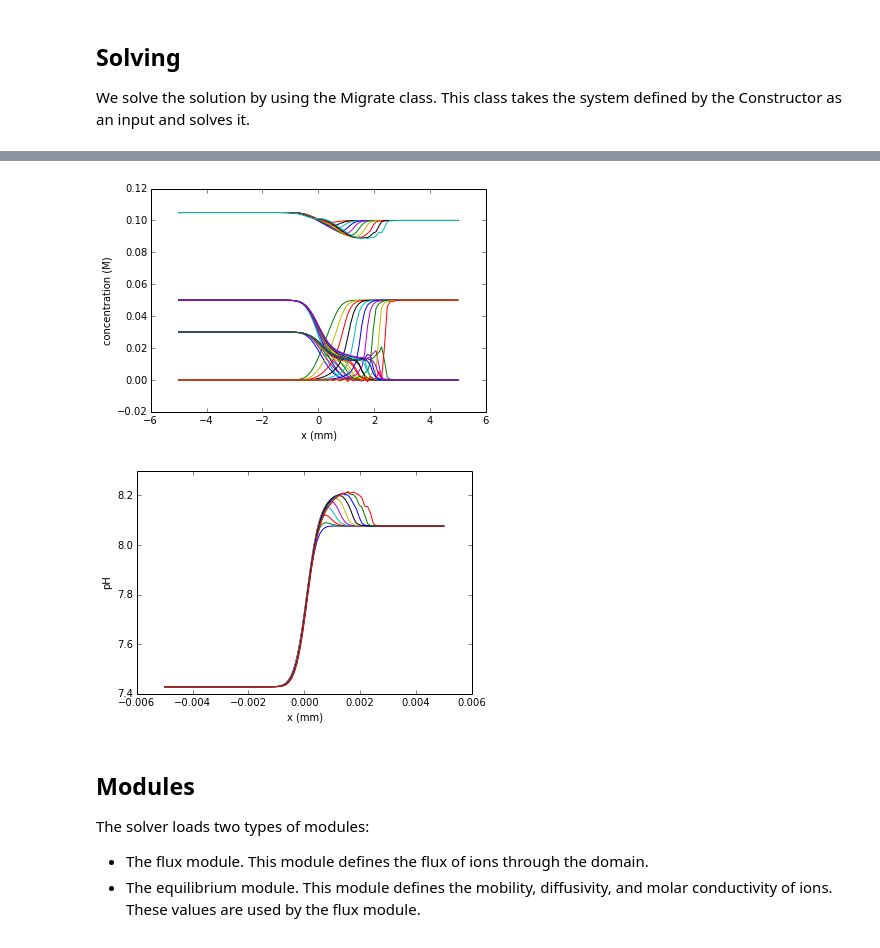
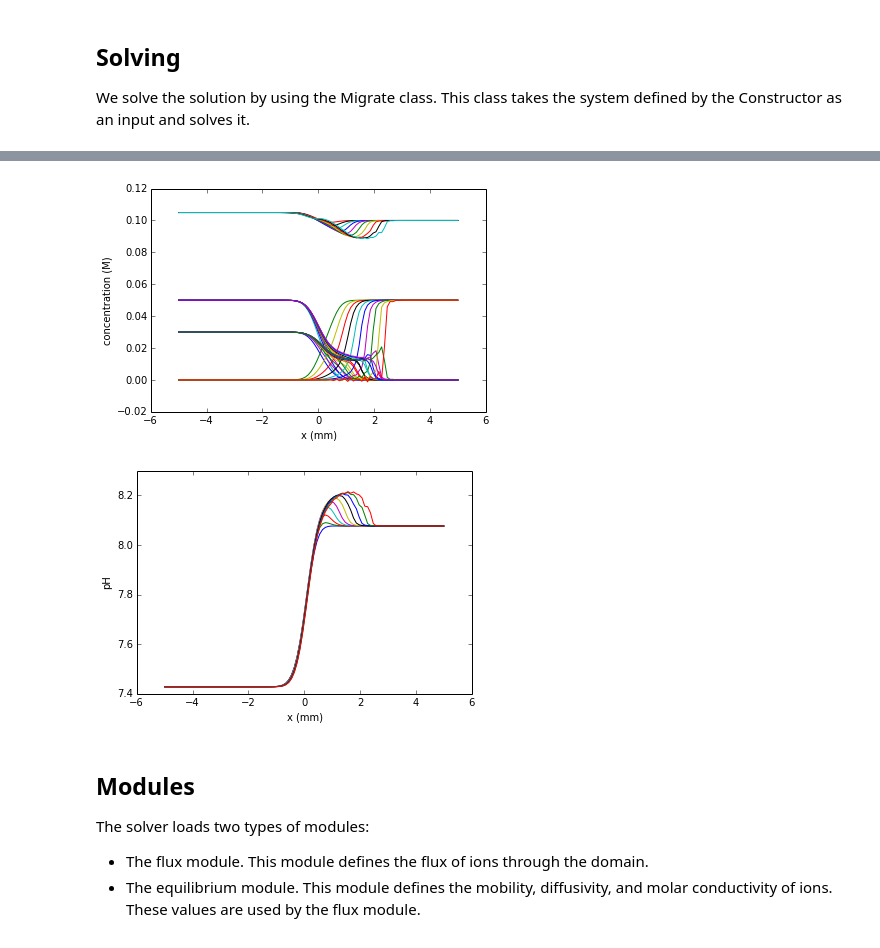
Before and after one commit to lewisamarshall/emigrate, a Jupyter notebook: Tutorial.ipynb, the cells around one changed output, grey strips where cells are left out. Cells and saved outputs as stored; diff of their text form; code cells hidden in the pictures.

Commit message:
Update Migrate.solution to Electrolyte objects.

```diff
--- a/Tutorial.ipynb
+++ b/Tutorial.ipynb
@@ -22,13 +22,15 @@ solutions = [ionize.Solution(['mops', 'tris', 'fluorescein'], [.05, .105, .03]),
              ionize.Solution(['acetic acid', 'tris'], [.05, .1])
             ]
 system = emigrate.Electrolyte().construct(domain_length=0.01,
-                         n_nodes=100,
+                         n_nodes=200,
                          interface_length=.0005,
                          solutions=solutions,
-                         voltage= -10., current_density=None,
+                         voltage= 50., current_density=None,
                          domain_mode='centered'
                          )
 for i in range(len(system.ions)):
     plot(system.nodes, system.concentrations[i,:])
+xlabel('x (m)')
+ylabel('concentration (M)')
 show()
 # %% [output]
@@ -55,23 +57,20 @@ Solved in 0.420337915421 seconds.
 # %%
 for solution in solver.solution.values():
-        x = solution[0]*1000.  # Conversion from m to mm.
-        concentrations = solution[1]
-        for ion_concentration in concentrations:
-            plot(x, ion_concentration, '-')
+        for ion_concentration in solution.concentrations:
+            plot(solution.nodes*1000, ion_concentration, '-')
 xlabel('x (mm)')
 ylabel('concentration (M)')
 show()
+
 figure()
 for solution in solver.solution.values():
-        x = solution[0]
-        pH = solution[2]
-        plot(x, pH, '-')
+        plot(solution.nodes*1000, solution.pH, '-')
 xlabel('x (mm)')
 ylabel('pH')
 show()
 # %% [output]
 [figure]
-[figure, old version]
+[figure, new version]
 # %% [markdown]
 Modules
 -------
```
Also changed, not shown: parts of 2 cells of this notebook, 2 other files.
